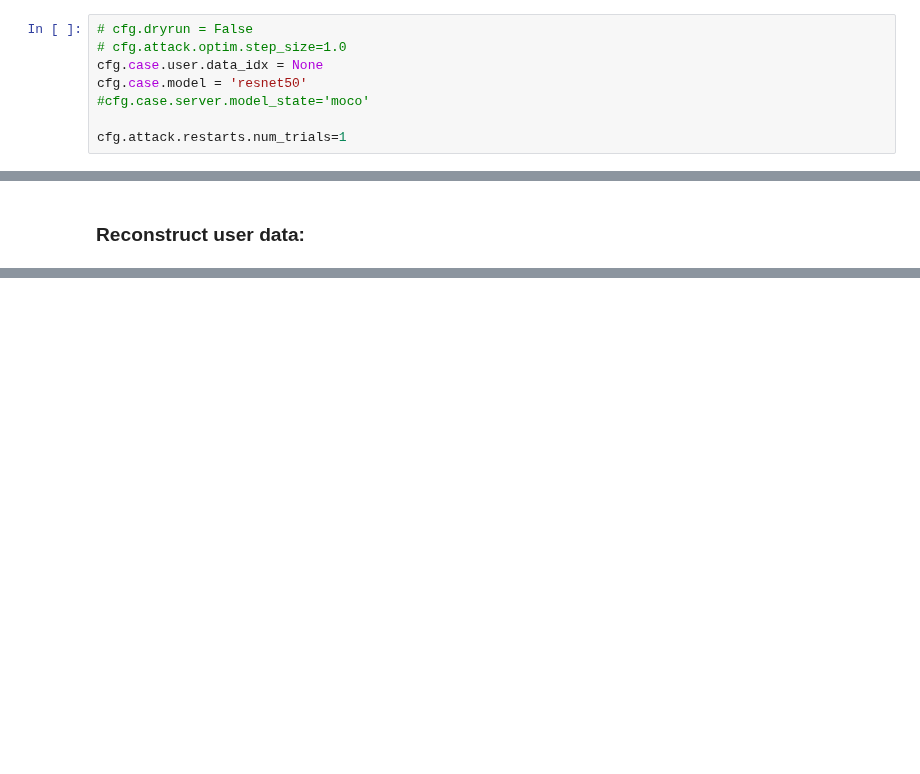
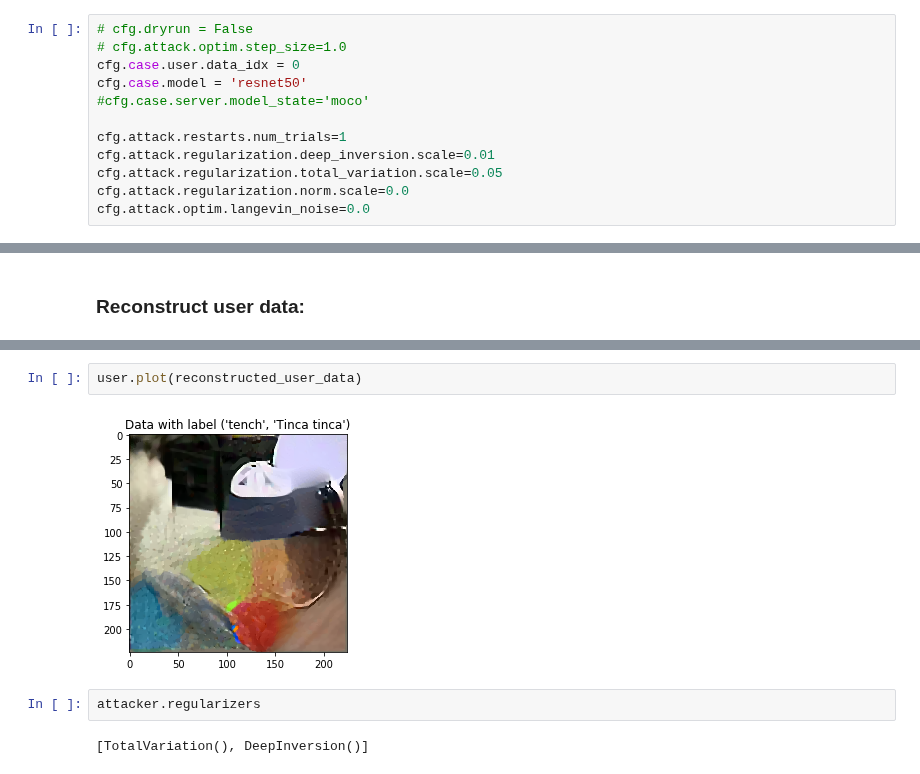
Before and after one commit to JonasGeiping/breaching, a Jupyter notebook: Interactive gradient inversion attacks.ipynb, the cells around one changed output, grey strips where cells are left out. Cells and saved outputs as stored; diff of their text form; blank space fills up the shorter version.

Commit message:
Plotting and sanity updates

```diff
--- a/Interactive gradient inversion attacks.ipynb
+++ b/Interactive gradient inversion attacks.ipynb
@@ -33,11 +52,15 @@ You can use `.attribute` access to modify any of these configurations:
 # %%
 # cfg.dryrun = False
 # cfg.attack.optim.step_size=1.0
-cfg.case.user.data_idx = None
+cfg.case.user.data_idx = 0
 cfg.case.model = 'resnet50'
 #cfg.case.server.model_state='moco'
 
 cfg.attack.restarts.num_trials=1
+cfg.attack.regularization.deep_inversion.scale=0.01
+cfg.attack.regularization.total_variation.scale=0.05
+cfg.attack.regularization.norm.scale=0.0
+cfg.attack.optim.langevin_noise=0.0
 # %% [markdown]
 ### Instantiate all parties
 # %%
@@ -66,2 +129,10 @@ metrics = breaching.analysis.report(reconstructed_user_data,
+# %%
+user.plot(reconstructed_user_data)
+# %% [output]
+[figure, added]
+# %%
+attacker.regularizers
+# %% [output]
+[TotalVariation(), DeepInversion()]
 # %%
 user.plot(reconstructed_user_data)
```
Also changed, not shown: parts of 5 cells of this notebook, 3 other files.
